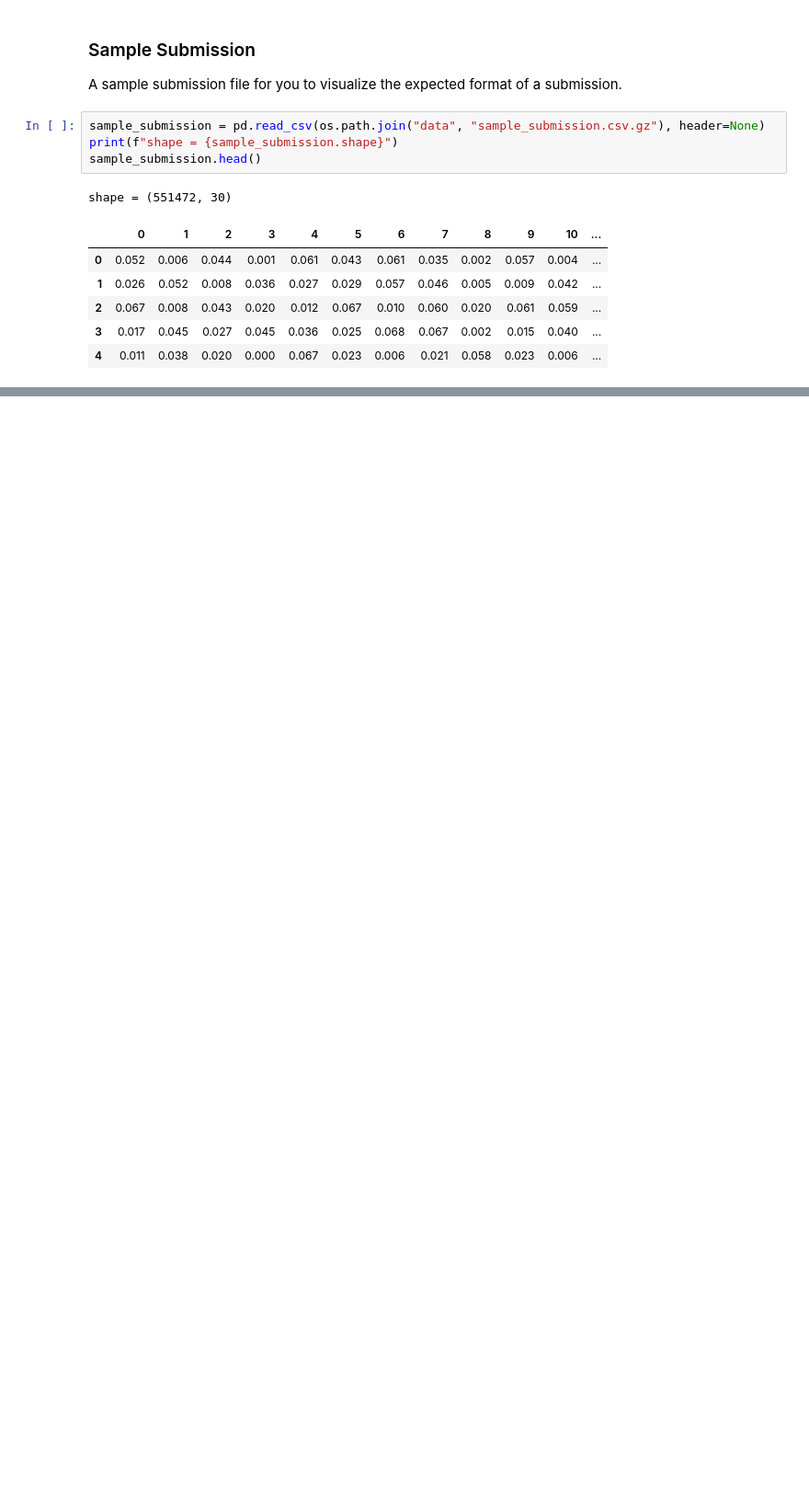
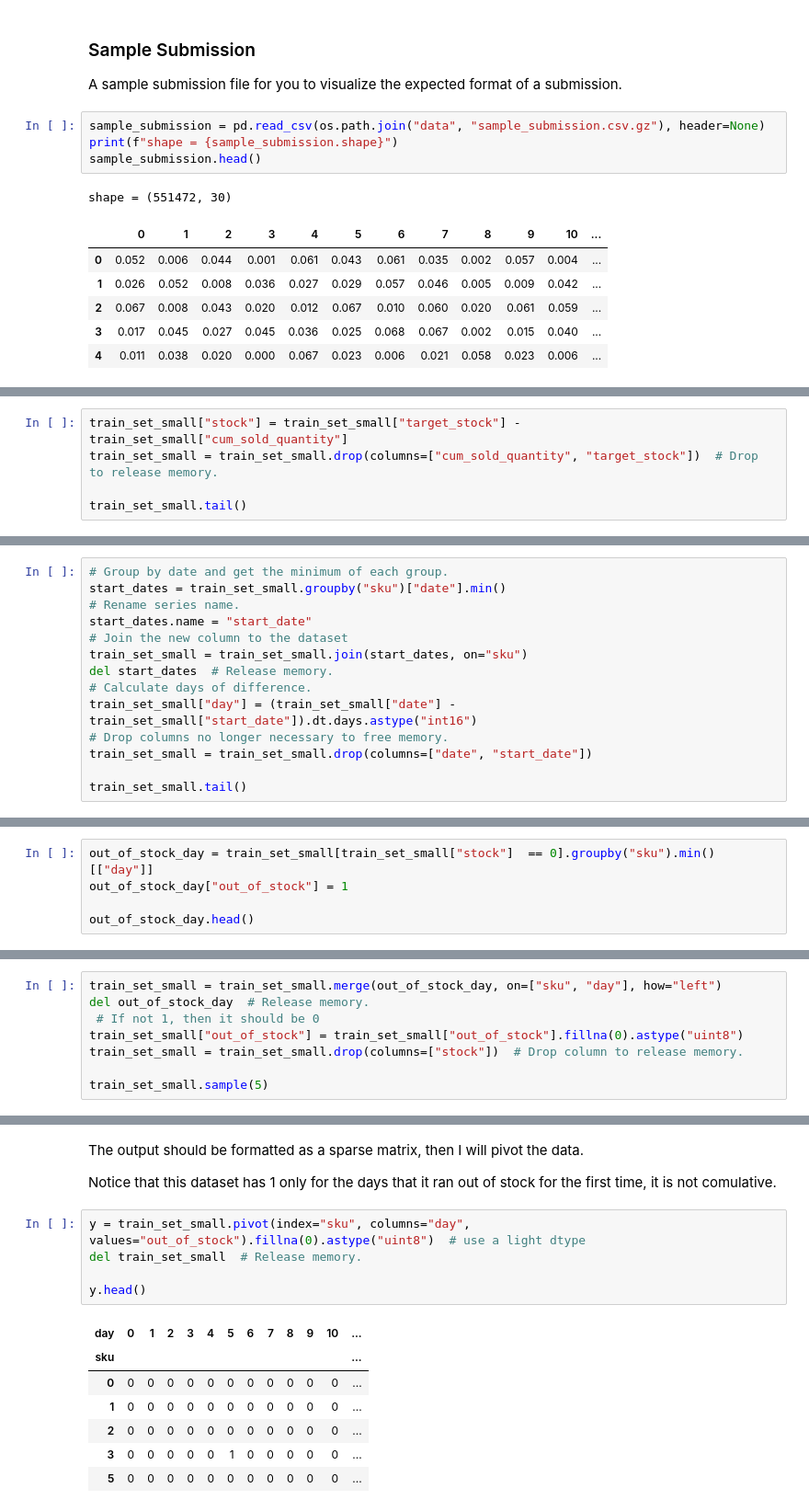
Before and after one commit to matheusccouto/meli-data-challenge-2021, a Jupyter notebook: meli-data-challenge-2021.ipynb, the cells around one changed output, grey strips where cells are left out. Shown at 92% size. Cells and saved outputs as stored; diff of their text form; blank space fills up the shorter version.

Commit message:
Conclude data wrangling

```diff
--- a/meli-data-challenge-2021.ipynb
+++ b/meli-data-challenge-2021.ipynb
@@ -153,0 +372,5 @@ shape = (551472, 30)
+# %%
+train_set_small["stock"] = train_set_small["target_stock"] - train_set_small["cum_sold_quantity"]
+train_set_small = train_set_small.drop(columns=["cum_sold_quantity", "target_stock"])  # Drop to release memory.
+
+train_set_small.tail()
@@ -153,0 +388,14 @@ shape = (551472, 30)
+# %%
+# Group by date and get the minimum of each group.
+start_dates = train_set_small.groupby("sku")["date"].min()
+# Rename series name.
+start_dates.name = "start_date"
+# Join the new column to the dataset
+train_set_small = train_set_small.join(start_dates, on="sku")
+del start_dates  # Release memory.
+# Calculate days of difference.
+train_set_small["day"] = (train_set_small["date"] - train_set_small["start_date"]).dt.days.astype("int16")
+# Drop columns no longer necessary to free memory.
+train_set_small = train_set_small.drop(columns=["date", "start_date"])
+
+train_set_small.tail()
@@ -153,0 +413,5 @@ shape = (551472, 30)
+# %%
+out_of_stock_day = train_set_small[train_set_small["stock"]  == 0].groupby("sku").min()[["day"]]
+out_of_stock_day["out_of_stock"] = 1
+
+out_of_stock_day.head()
@@ -153,0 +428,8 @@ shape = (551472, 30)
+# %%
+train_set_small = train_set_small.merge(out_of_stock_day, on=["sku", "day"], how="left")
+del out_of_stock_day  # Release memory.
+ # If not 1, then it should be 0
+train_set_small["out_of_stock"] = train_set_small["out_of_stock"].fillna(0).astype("uint8")
+train_set_small = train_set_small.drop(columns=["stock"])  # Drop column to release memory.
+
+train_set_small.sample(5)
@@ -153,0 +443,17 @@ shape = (551472, 30)
+# %% [markdown]
+The output should be formatted as a sparse matrix, then I will pivot the data.
+
+Notice that this dataset has 1 only for the days that it ran out of stock for the first time, it is not comulative.
+# %%
+y = train_set_small.pivot(index="sku", columns="day", values="out_of_stock").fillna(0).astype("uint8")  # use a light dtype
+del train_set_small  # Release memory.
+
+y.head()
+# %% [output]
+| day | 0 | 1 | 2 | 3 | 4 | 5 | 6 | 7 | 8 | 9 | 10 | ... |
+| sku |  |  |  |  |  |  |  |  |  |  |  | ... |
+| 0 | 0 | 0 | 0 | 0 | 0 | 0 | 0 | 0 | 0 | 0 | 0 | ... |
+| 1 | 0 | 0 | 0 | 0 | 0 | 0 | 0 | 0 | 0 | 0 | 0 | ... |
+| 2 | 0 | 0 | 0 | 0 | 0 | 0 | 0 | 0 | 0 | 0 | 0 | ... |
+| 3 | 0 | 0 | 0 | 0 | 0 | 1 | 0 | 0 | 0 | 0 | 0 | ... |
+| 5 | 0 | 0 | 0 | 0 | 0 | 0 | 0 | 0 | 0 | 0 | 0 | ... |
```
Also changed, not shown: parts of 76 cells of this notebook.
